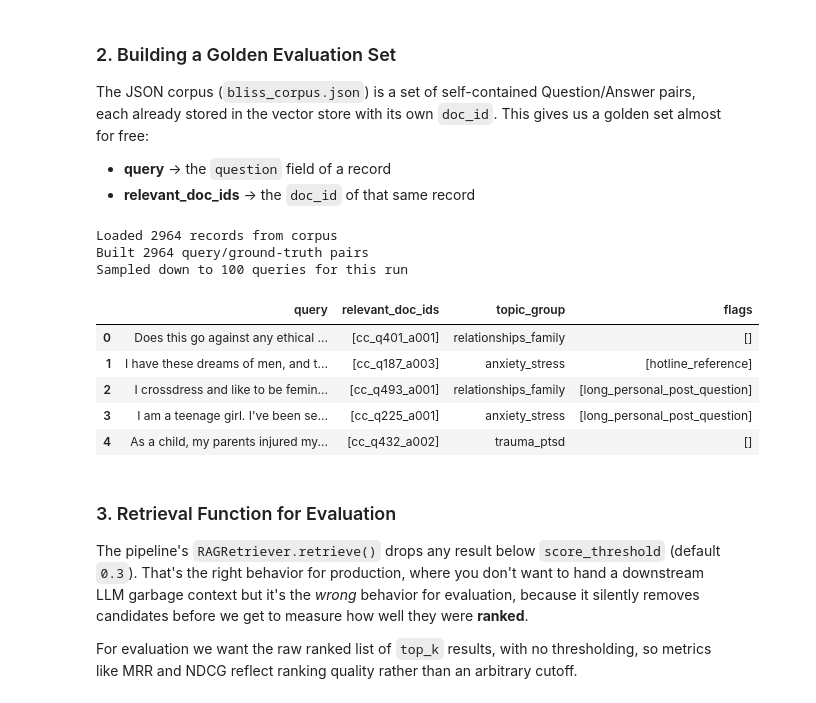
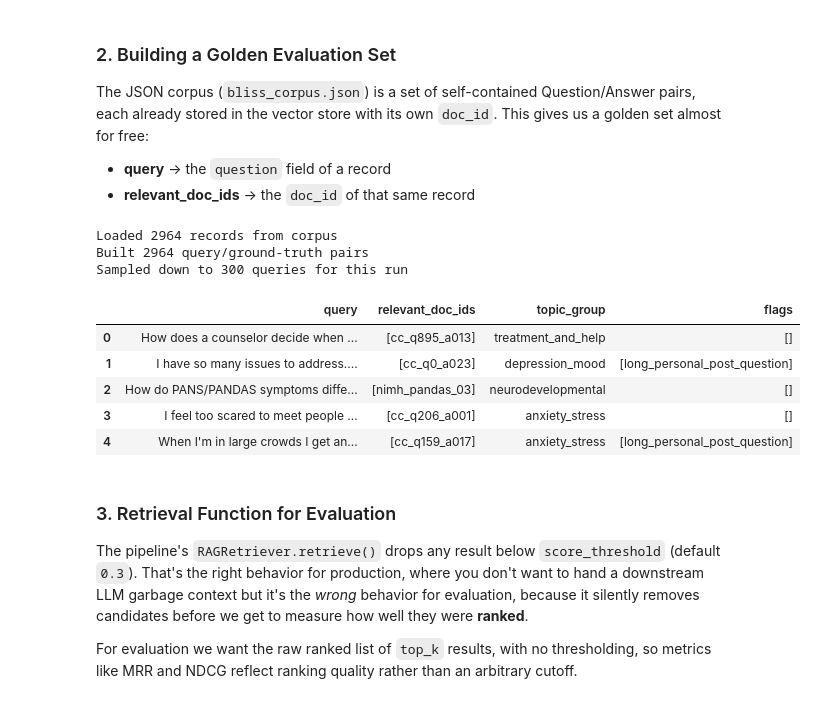
Before and after one commit to SUBODH-sys/RAG_Project, a Jupyter notebook: notebook/retriever_evaluation_2.ipynb, the cells around one changed output. Drawn from its saved outputs; the diff is of its cells as text; code cells hidden in the pictures.

```diff
--- a/notebook/retriever_evaluation_2.ipynb
+++ b/notebook/retriever_evaluation_2.ipynb
@@ -71,40 +70,40 @@ with open(CORPUS_PATH, "r", encoding="utf-8") as f:
     corpus_records = json.load(f)
 
 print(f"Loaded {len(corpus_records)} records from corpus")
 
 eval_set = []
 for record in corpus_records:
     doc_id = record.get("doc_id")
     question = record.get("question")
     if doc_id and question:
         meta = record.get("metadata", {})
         eval_set.append({
             "query": question,
             "relevant_doc_ids": [doc_id],
             "topic_group": meta.get("topic_group", "unknown"),
             "flags": meta.get("flags", []) or [],
         })
 
 print(f"Built {len(eval_set)} query/ground-truth pairs")
 
 # Optional: evaluate on a random sample instead of the full set, for speed while iterating.
 # Set SAMPLE_SIZE = None to evaluate on everything.
-SAMPLE_SIZE = 100
+SAMPLE_SIZE = 300
 if SAMPLE_SIZE and SAMPLE_SIZE < len(eval_set):
     eval_set = random.sample(eval_set, SAMPLE_SIZE)
     print(f"Sampled down to {len(eval_set)} queries for this run")
 
 pd.DataFrame(eval_set).head()
 # %% [output]
 Loaded 2964 records from corpus
 Built 2964 query/ground-truth pairs
-Sampled down to 100 queries for this run
+Sampled down to 300 queries for this run
 |  | query | relevant_doc_ids | topic_group | flags |
-| 0 | Does this go against any ethical ... | [cc_q401_a001] | relationships_family | [] |
-| 1 | I have these dreams of men, and t... | [cc_q187_a003] | anxiety_stress | [hotline_reference] |
-| 2 | I crossdress and like to be femin... | [cc_q493_a001] | relationships_family | [long_personal_post_question] |
-| 3 | I am a teenage girl. I've been se... | [cc_q225_a001] | anxiety_stress | [long_personal_post_question] |
-| 4 | As a child, my parents injured my... | [cc_q432_a002] | trauma_ptsd | [] |
+| 0 | How does a counselor decide when ... | [cc_q895_a013] | treatment_and_help | [] |
+| 1 | I have so many issues to address.... | [cc_q0_a023] | depression_mood | [long_personal_post_question] |
+| 2 | How do PANS/PANDAS symptoms diffe... | [nimh_pandas_03] | neurodevelopmental | [] |
+| 3 | I feel too scared to meet people ... | [cc_q206_a001] | anxiety_stress | [] |
+| 4 | When I'm in large crowds I get an... | [cc_q159_a017] | anxiety_stress | [long_personal_post_question] |
 # %% [markdown]
 ### 3. Retrieval Function for Evaluation
 
```
Also changed, not shown: parts of 12 cells of this notebook, 11 other files.
